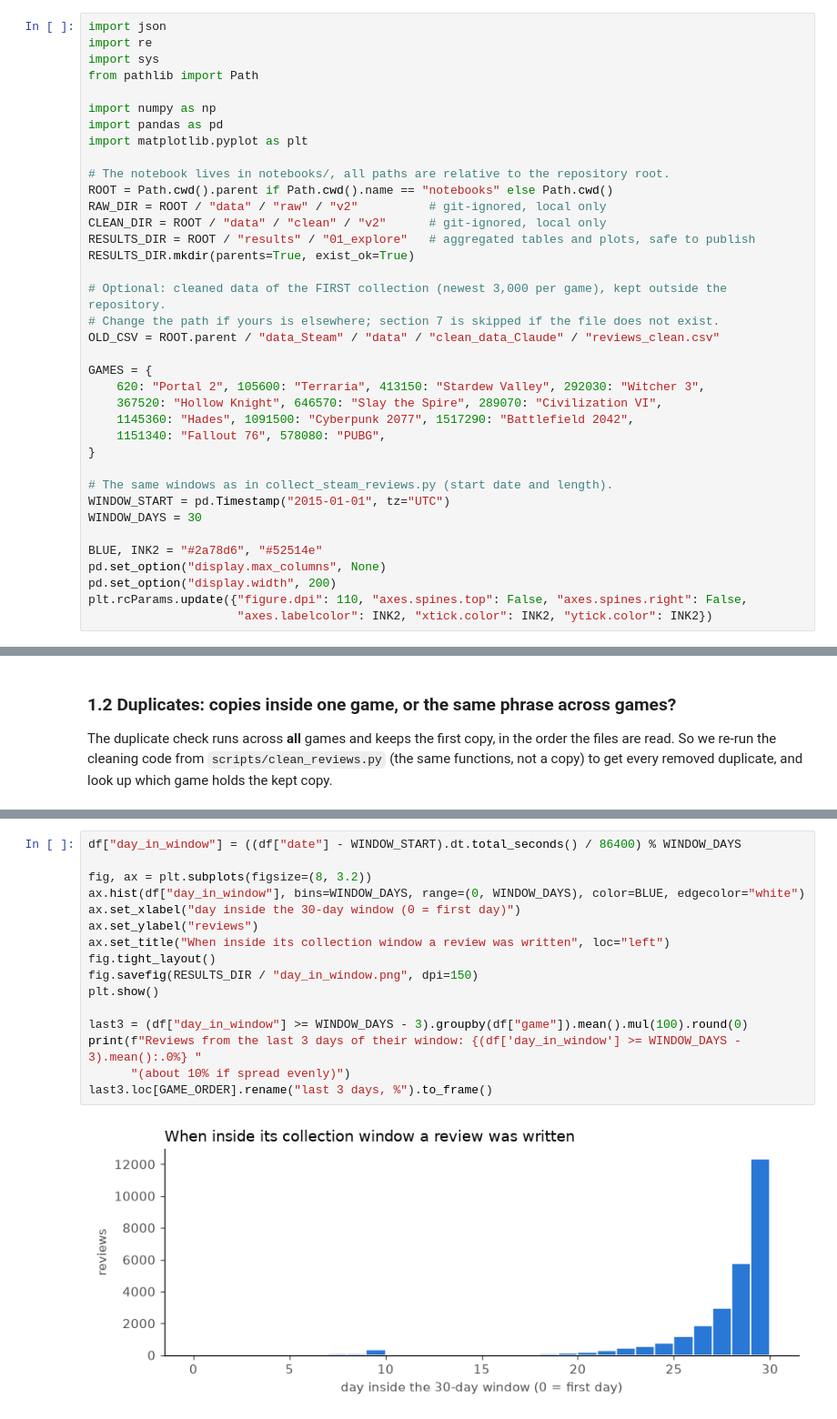
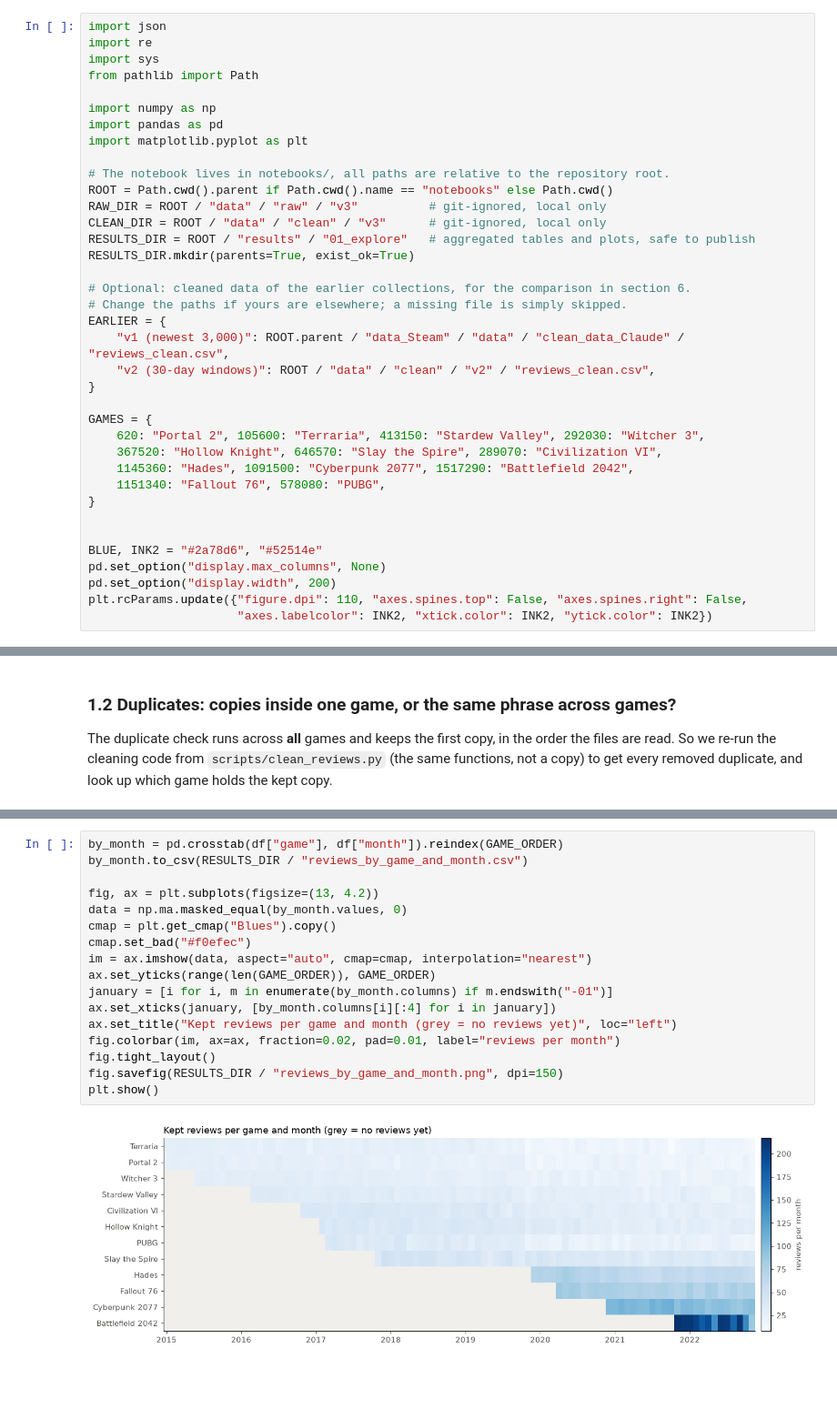
Before and after one commit to nike03156/ta2-semestral-project, a Jupyter notebook: notebooks/01_explore_human_reviews.ipynb, the cells around one changed output, grey strips where cells are left out. Shown at 91% size. Cells and saved outputs as stored; diff of their text form; blank space fills up the shorter version.

Commit message:
v3: random 7-day slice per month; cleaning drops the repeated-characters rule and uses NFKC; notebook 01 on v3 data

```diff
--- a/notebooks/01_explore_human_reviews.ipynb
+++ b/notebooks/01_explore_human_reviews.ipynb
@@ -22,14 +24,17 @@ import matplotlib.pyplot as plt
 
 # The notebook lives in notebooks/, all paths are relative to the repository root.
 ROOT = Path.cwd().parent if Path.cwd().name == "notebooks" else Path.cwd()
-RAW_DIR = ROOT / "data" / "raw" / "v2"          # git-ignored, local only
-CLEAN_DIR = ROOT / "data" / "clean" / "v2"      # git-ignored, local only
+RAW_DIR = ROOT / "data" / "raw" / "v3"          # git-ignored, local only
+CLEAN_DIR = ROOT / "data" / "clean" / "v3"      # git-ignored, local only
 RESULTS_DIR = ROOT / "results" / "01_explore"   # aggregated tables and plots, safe to publish
 RESULTS_DIR.mkdir(parents=True, exist_ok=True)
 
-# Optional: cleaned data of the FIRST collection (newest 3,000 per game), kept outside the repository.
-# Change the path if yours is elsewhere; section 7 is skipped if the file does not exist.
-OLD_CSV = ROOT.parent / "data_Steam" / "data" / "clean_data_Claude" / "reviews_clean.csv"
+# Optional: cleaned data of the earlier collections, for the comparison in section 6.
+# Change the paths if yours are elsewhere; a missing file is simply skipped.
+EARLIER = {
+    "v1 (newest 3,000)": ROOT.parent / "data_Steam" / "data" / "clean_data_Claude" / "reviews_clean.csv",
+    "v2 (30-day windows)": ROOT / "data" / "clean" / "v2" / "reviews_clean.csv",
+}
 
 GAMES = {
     620: "Portal 2", 105600: "Terraria", 413150: "Stardew Valley", 292030: "Witcher 3",
@@ -38,9 +43,6 @@ GAMES = {
     1151340: "Fallout 76", 578080: "PUBG",
 }
 
-# The same windows as in collect_steam_reviews.py (start date and length).
-WINDOW_START = pd.Timestamp("2015-01-01", tz="UTC")
-WINDOW_DAYS = 30
 
 BLUE, INK2 = "#2a78d6", "#52514e"
 pd.set_option("display.max_columns", None)
@@ -243,18 +246,19 @@ Inside each window the collector picks at random from the **newest ~100** review
 # %%
-df["day_in_window"] = ((df["date"] - WINDOW_START).dt.total_seconds() / 86400) % WINDOW_DAYS
+by_month = pd.crosstab(df["game"], df["month"]).reindex(GAME_ORDER)
+by_month.to_csv(RESULTS_DIR / "reviews_by_game_and_month.csv")
 
-fig, ax = plt.subplots(figsize=(8, 3.2))
-ax.hist(df["day_in_window"], bins=WINDOW_DAYS, range=(0, WINDOW_DAYS), color=BLUE, edgecolor="white")
-ax.set_xlabel("day inside the 30-day window (0 = first day)")
-ax.set_ylabel("reviews")
-ax.set_title("When inside its collection window a review was written", loc="left")
+fig, ax = plt.subplots(figsize=(13, 4.2))
+data = np.ma.masked_equal(by_month.values, 0)
+cmap = plt.get_cmap("Blues").copy()
+cmap.set_bad("#f0efec")
+im = ax.imshow(data, aspect="auto", cmap=cmap, interpolation="nearest")
+ax.set_yticks(range(len(GAME_ORDER)), GAME_ORDER)
+january = [i for i, m in enumerate(by_month.columns) if m.endswith("-01")]
+ax.set_xticks(january, [by_month.columns[i][:4] for i in january])
+ax.set_title("Kept reviews per game and month (grey = no reviews yet)", loc="left")
+fig.colorbar(im, ax=ax, fraction=0.02, pad=0.01, label="reviews per month")
 fig.tight_layout()
-fig.savefig(RESULTS_DIR / "day_in_window.png", dpi=150)
+fig.savefig(RESULTS_DIR / "reviews_by_game_and_month.png", dpi=150)
 plt.show()
-
-last3 = (df["day_in_window"] >= WINDOW_DAYS - 3).groupby(df["game"]).mean().mul(100).round(0)
-print(f"Reviews from the last 3 days of their window: {(df['day_in_window'] >= WINDOW_DAYS - 3).mean():.0%} "
-      "(about 10% if spread evenly)")
-last3.loc[GAME_ORDER].rename("last 3 days, %").to_frame()
 # %% [output]
-[figure, old version]
+[figure, new version]
```
Also changed, not shown: parts of 40 cells of this notebook, 16 other files.
